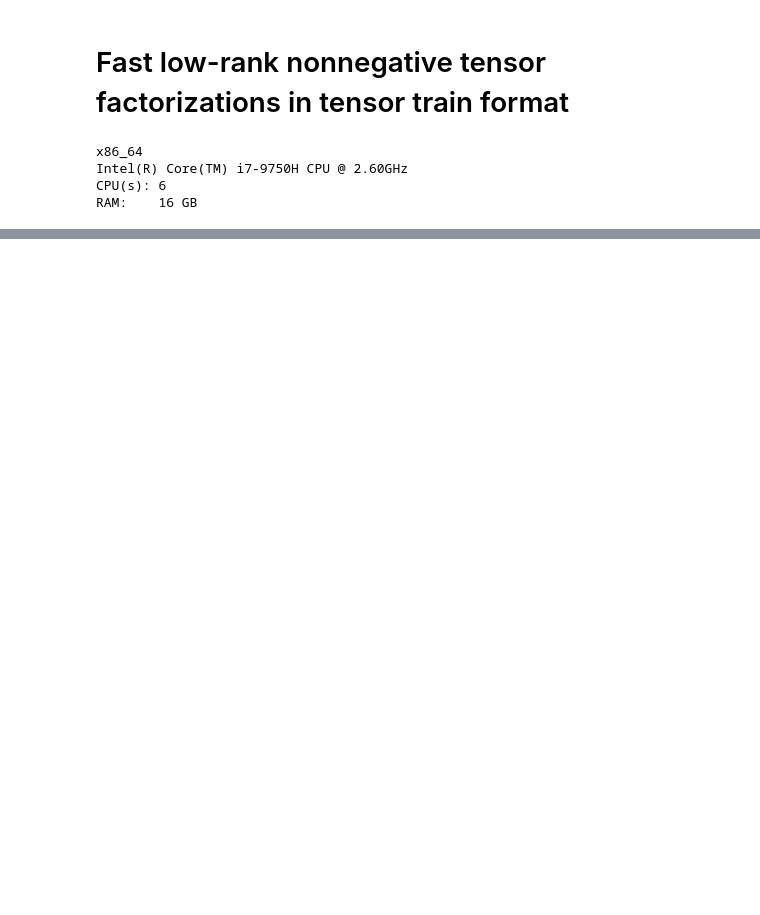
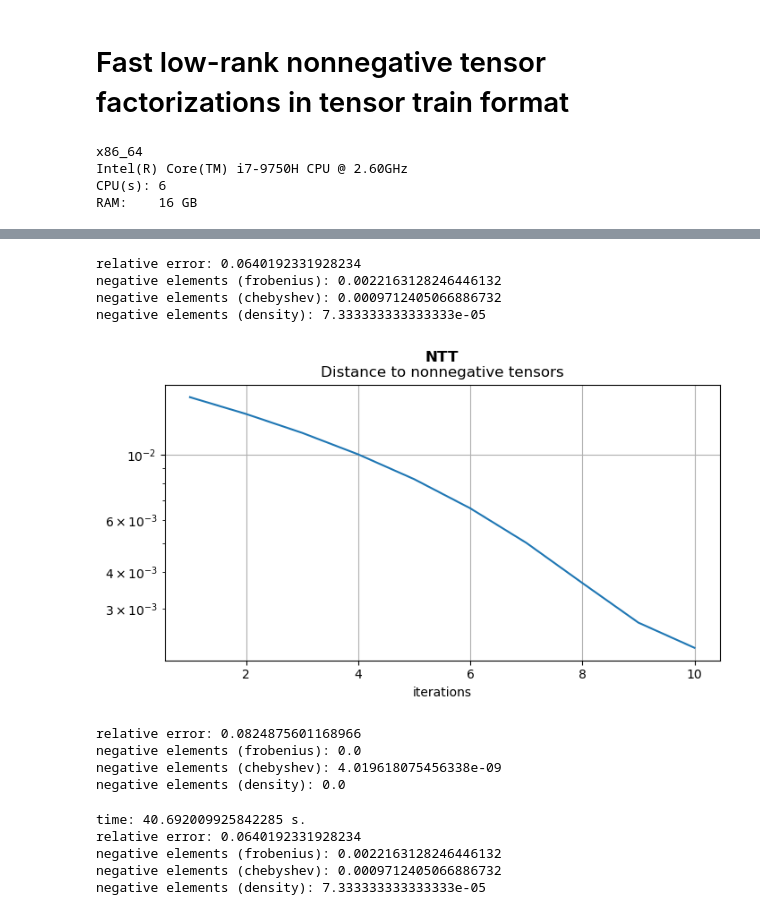
Before and after one commit to azamat11235/fast_approx, a Jupyter notebook: experiments.ipynb, the cells around one changed output, grey strips where cells are left out. Cells and saved outputs as stored; diff of their text form; code cells hidden in the pictures; blank space fills up the shorter version.

```diff
--- a/experiments.ipynb
+++ b/experiments.ipynb
@@ -183,0 +202,3 @@ print(time() - t0, 's.')
+# %%
+info = Info('NTT')
+tt = TensorTrain.NTT(a, ranks=ranks, itersNum=itersNum, info=info, stage1=stage1, stage2=stage2, debug=True)
@@ -183,0 +223,11 @@ print(time() - t0, 's.')
+# %%
+info.PrintCurrentInfo()
+# %% [output]
+relative error: 0.0640192331928234
+negative elements (frobenius): 0.0022163128246446132
+negative elements (chebyshev): 0.0009712405066886732
+negative elements (density): 7.333333333333333e-05
+# %%
+info.PlotNegativeElements()
+# %% [output]
+[figure, added]
@@ -183,0 +236,34 @@ print(time() - t0, 's.')
+# %%
+minElement = -0.007833185685305777
+################
+delta = 0.123991
+################
+
+tt = TensorTrain(cores=[core.copy() for core in tt0.GetCores()])
+
+rank1Tensor = TensorTrain([np.ones((1, size, 1)) for size in tt._sizes])
+rank1Tensor._cores[0] *= -minElement * delta
+tt = tt + rank1Tensor
+
+info = Info()
+info.ProcessTensorTrain(originalFullTensor=a, tt=tt)
+info.PrintCurrentInfo()
+# %% [output]
+relative error: 0.0824875601168966
+negative elements (frobenius): 0.0
+negative elements (chebyshev): 4.019618075456338e-09
+negative elements (density): 0.0
+# %%
+t0 = time()
+tt = TensorTrain.NTT(a, ranks=ranks, itersNum=itersNum, stage1=stage1, stage2=stage2)
+print('time:', time() - t0, 's.')
+
+info = Info('NTT')
+info.ProcessTensorTrain(a, tt)
+info.PrintCurrentInfo()
+# %% [output]
+time: 40.692009925842285 s.
+relative error: 0.0640192331928234
+negative elements (frobenius): 0.0022163128246446132
+negative elements (chebyshev): 0.0009712405066886732
+negative elements (density): 7.333333333333333e-05
```
Also changed, not shown: parts of 33 cells of this notebook, 4 other files.
